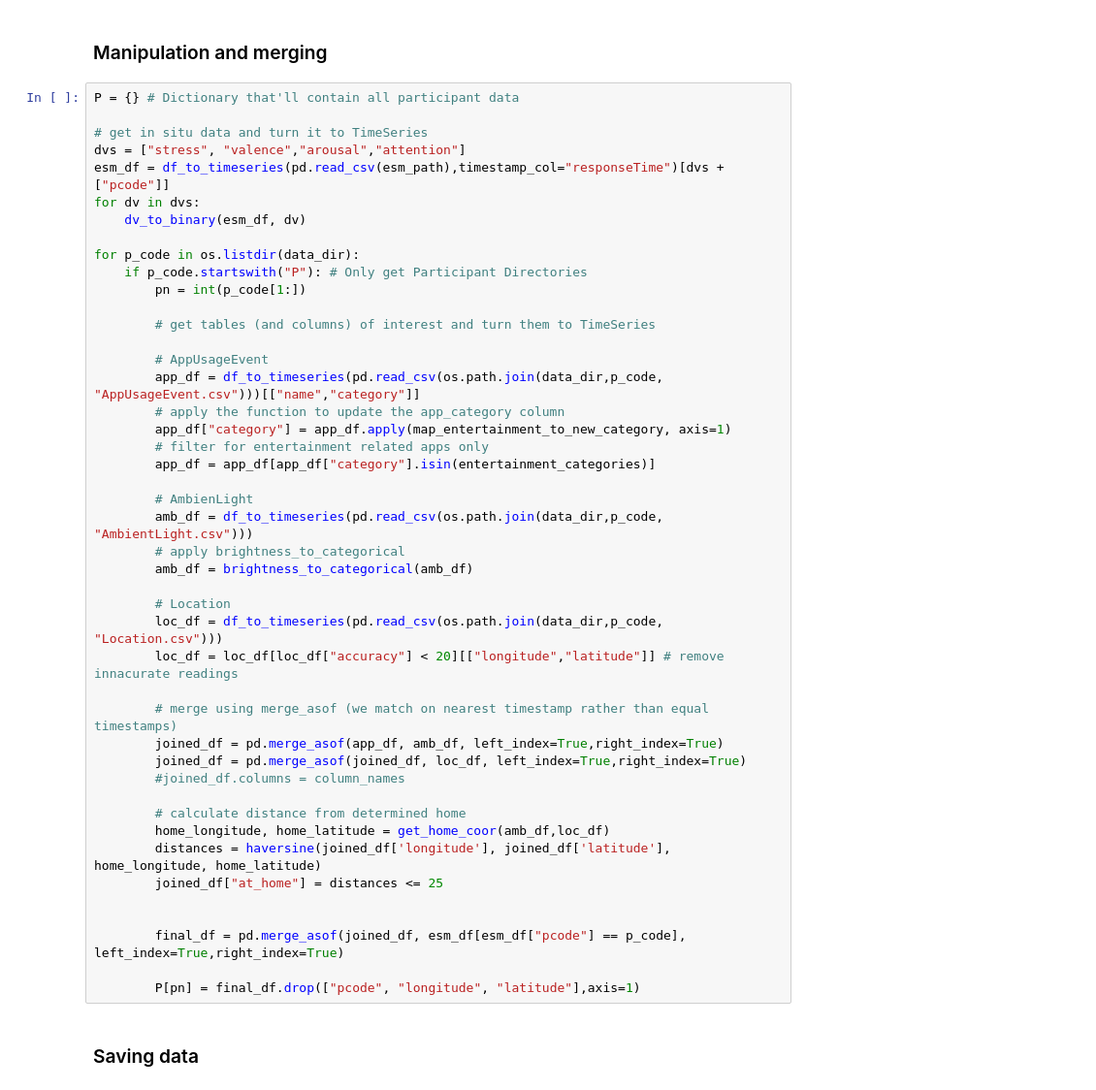
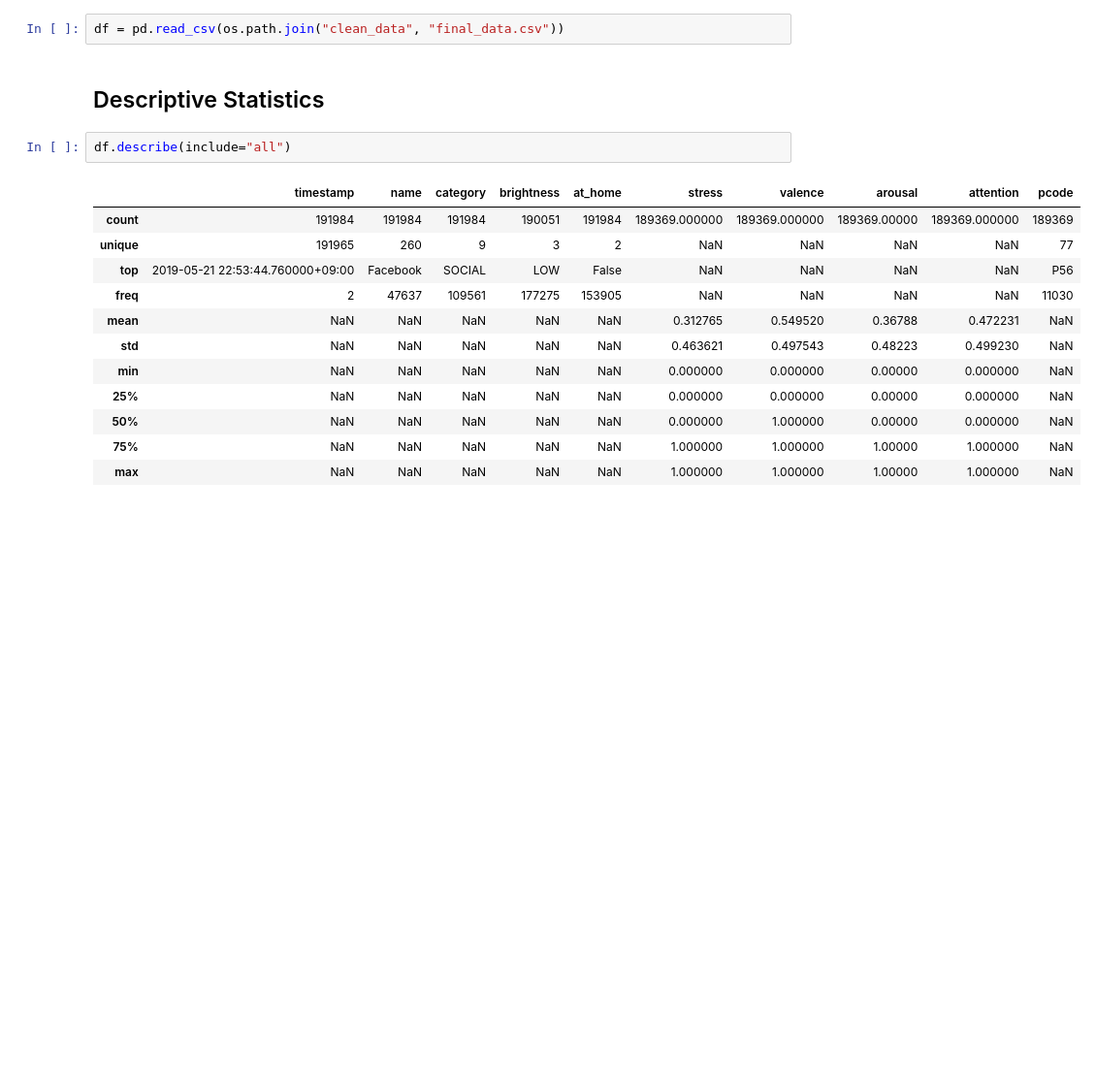
Before and after one commit to mauro-vb/quantitative-methods-analysis-project, a Jupyter notebook: Clean Notebooks/Untitled.ipynb, the cells around one changed output. Shown: that part at 97% size. Drawn from its saved outputs; the diff is of its cells as text; blank space fills up the shorter version.

```diff
--- a/Clean Notebooks/Untitled.ipynb
+++ b/Clean Notebooks/Untitled.ipynb
@@ -196,49 +12,19 @@ def brightness_to_categorical(df):
-# %% [markdown]
-### Manipulation and merging
-# %%
-P = {} # Dictionary that'll contain all participant data
-
-# get in situ data and turn it to TimeSeries
-dvs = ["stress", "valence","arousal","attention"]
-esm_df = df_to_timeseries(pd.read_csv(esm_path),timestamp_col="responseTime")[dvs + ["pcode"]]
-for dv in dvs:
-    dv_to_binary(esm_df, dv)
-
-for p_code in os.listdir(data_dir):
-    if p_code.startswith("P"): # Only get Participant Directories
-        pn = int(p_code[1:])
-
-        # get tables (and columns) of interest and turn them to TimeSeries
-
-        # AppUsageEvent
-        app_df = df_to_timeseries(pd.read_csv(os.path.join(data_dir,p_code, "AppUsageEvent.csv")))[["name","category"]]
-        # apply the function to update the app_category column
-        app_df["category"] = app_df.apply(map_entertainment_to_new_category, axis=1)
-        # filter for entertainment related apps only
-        app_df = app_df[app_df["category"].isin(entertainment_categories)]
-
-        # AmbienLight
-        amb_df = df_to_timeseries(pd.read_csv(os.path.join(data_dir,p_code, "AmbientLight.csv")))
-        # apply brightness_to_categorical
-        amb_df = brightness_to_categorical(amb_df)
-
-        # Location
-        loc_df = df_to_timeseries(pd.read_csv(os.path.join(data_dir,p_code, "Location.csv")))
-        loc_df = loc_df[loc_df["accuracy"] < 20][["longitude","latitude"]] # remove innacurate readings
-
-        # merge using merge_asof (we match on nearest timestamp rather than equal timestamps)
-        joined_df = pd.merge_asof(app_df, amb_df, left_index=True,right_index=True)
-        joined_df = pd.merge_asof(joined_df, loc_df, left_index=True,right_index=True)
-        #joined_df.columns = column_names
-
-        # calculate distance from determined home
-        home_longitude, home_latitude = get_home_coor(amb_df,loc_df)
-        distances = haversine(joined_df['longitude'], joined_df['latitude'], home_longitude, home_latitude)
-        joined_df["at_home"] = distances <= 25
-
-
-        final_df = pd.merge_asof(joined_df, esm_df[esm_df["pcode"] == p_code], left_index=True,right_index=True)
-
-        P[pn] = final_df.drop(["pcode", "longitude", "latitude"],axis=1)
-# %% [markdown]
-### Saving data
+# %%
+df = pd.read_csv(os.path.join("clean_data", "final_data.csv"))
+# %% [markdown]
+## Descriptive Statistics
+# %%
+df.describe(include="all")
+# %% [output]
+|  | timestamp | name | category | brightness | at_home | stress | valence | arousal | attention | pcode |
+| count | 191984 | 191984 | 191984 | 190051 | 191984 | 189369.000000 | 189369.000000 | 189369.00000 | 189369.000000 | 189369 |
+| unique | 191965 | 260 | 9 | 3 | 2 | NaN | NaN | NaN | NaN | 77 |
+| top | 2019-05-21 22:53:44.760000+09:00 | Facebook | SOCIAL | LOW | False | NaN | NaN | NaN | NaN | P56 |
+| freq | 2 | 47637 | 109561 | 177275 | 153905 | NaN | NaN | NaN | NaN | 11030 |
+| mean | NaN | NaN | NaN | NaN | NaN | 0.312765 | 0.549520 | 0.36788 | 0.472231 | NaN |
+| std | NaN | NaN | NaN | NaN | NaN | 0.463621 | 0.497543 | 0.48223 | 0.499230 | NaN |
+| min | NaN | NaN | NaN | NaN | NaN | 0.000000 | 0.000000 | 0.00000 | 0.000000 | NaN |
+| 25% | NaN | NaN | NaN | NaN | NaN | 0.000000 | 0.000000 | 0.00000 | 0.000000 | NaN |
+| 50% | NaN | NaN | NaN | NaN | NaN | 0.000000 | 1.000000 | 0.00000 | 0.000000 | NaN |
+| 75% | NaN | NaN | NaN | NaN | NaN | 1.000000 | 1.000000 | 1.00000 | 1.000000 | NaN |
+| max | NaN | NaN | NaN | NaN | NaN | 1.000000 | 1.000000 | 1.00000 | 1.000000 | NaN |
```
Also changed, not shown: parts of 19 cells of this notebook, 1 other file.
